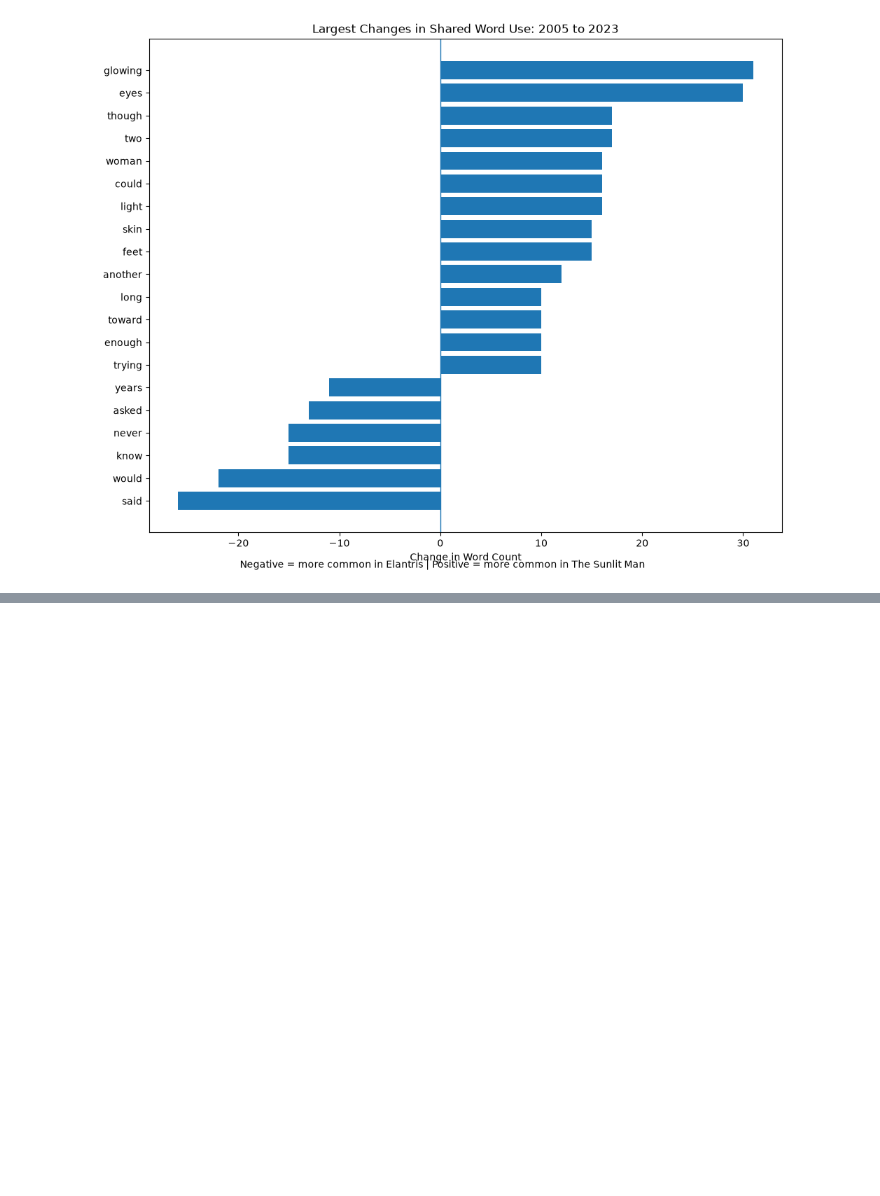
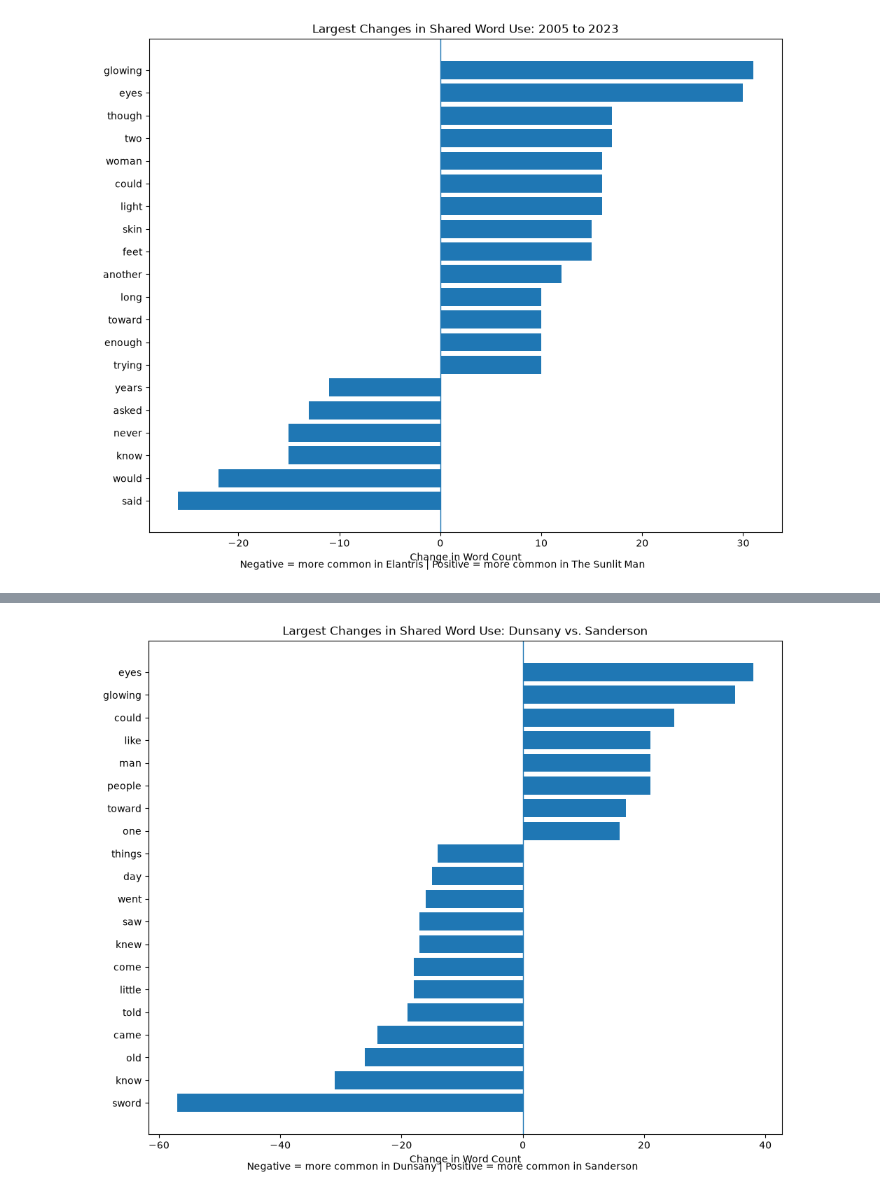
Before and after one commit to pmarino92/MiniProject1, a Jupyter notebook: pmarino.ipynb, the cells around one changed output, grey strips where cells are left out. Saved outputs shown, nothing was run; the diff lists cells and outputs as text; code cells hidden in the pictures; blank space fills up the shorter version.

```diff
--- a/pmarino.ipynb
+++ b/pmarino.ipynb
@@ -290,0 +432,52 @@ plt.show()
+# %%
+# difference graph
+shared_words = (
+    set(dunsany_freq.keys())
+    & set(sunlit_dunsany_freq.keys())
+)
+
+differences = {}
+
+for word in shared_words:
+    differences[word] = (
+        sunlit_dunsany_freq[word]
+        - dunsany_freq[word]
+    )
+
+largest_changes = sorted(
+    differences.items(),
+    key=lambda x: abs(x[1]),
+    reverse=True
+)[:20]
+
+largest_changes = sorted(
+    largest_changes,
+    key=lambda x: x[1]
+)
+
+words = [word for word, difference in largest_changes]
+changes = [difference for word, difference in largest_changes]
+
+plt.figure(figsize=(10, 8))
+
+plt.barh(words, changes)
+
+plt.axvline(0, linewidth=1)
+
+plt.title(
+    "Largest Changes in Shared Word Use: Dunsany vs. Sanderson"
+)
+
+plt.xlabel("Change in Word Count")
+
+plt.figtext(
+    0.5,
+    0.01,
+    "Negative = more common in Dunsany | Positive = more common in Sanderson",
+    ha="center"
+)
+
+plt.tight_layout()
+plt.show()
+# %% [output]
+[figure, added]
```
Also changed, not shown: parts of 10 cells of this notebook.
